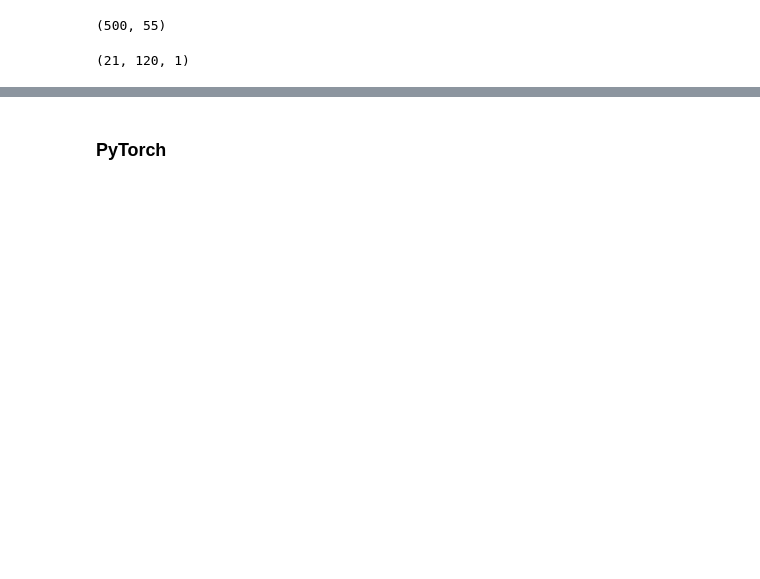
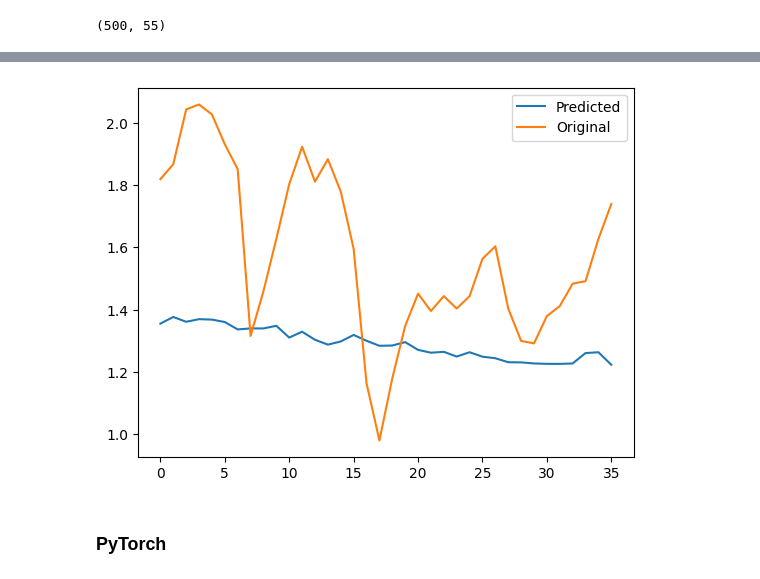
Before and after one commit to ezelanza/Transformers-for-latency-prediction, a Jupyter notebook: main.ipynb, the cells around one changed output, grey strips where cells are left out. Drawn from its saved outputs; the diff is of its cells as text; code cells hidden in the pictures; blank space fills up the shorter version.

```diff
--- a/main.ipynb
+++ b/main.ipynb
@@ -325,11 +311,15 @@ train_df
+# %%
+train_df_norm, test_df_norm =normalize(train_df, test_df)
+# %%
+num_samples = train_df_norm.shape[0] - input_seq_len - output_seq_len + 1
 # %%
 # Create the input/output pairs for training
-train_input_seq = np.zeros((num_samples, input_seq_len, train_df.shape[1]))
+train_input_seq = np.zeros((num_samples, input_seq_len, train_df_norm.shape[1]))
 train_output_seq = np.zeros((num_samples, output_seq_len, 1))
 
 for i in range(num_samples):
-    train_input_seq[i] = train_df[i:i+input_seq_len]
-    train = train_df.iloc[i+input_seq_len:i+input_seq_len+output_seq_len,-1].values
+    train_input_seq[i] = train_df_norm[i:i+input_seq_len]
+    train = train_df_norm.iloc[i+input_seq_len:i+input_seq_len+output_seq_len,-1].values
     train_output_seq[i] = train.reshape(-1,1)
 # %%
 
@@ -379,6 +401,16 @@ test_df = pd.read_csv('Dataset/Test/Test_norm_full.csv', index_col=0)
 test_df.shape
 # %% [output]
 (500, 55)
+# %%
+# Create the input/output pairs for training
+num_samples = test_df_norm.shape[0] - input_seq_len - output_seq_len + 1
+test_input_seq = np.zeros((num_samples, input_seq_len, test_df_norm.shape[1]))
+test_output_seq = np.zeros((num_samples, output_seq_len, 1))
+
+for i in range(num_samples):
+    test_input_seq[i] = test_df_norm[i:i+input_seq_len]
+    test = test_df_norm.iloc[i+input_seq_len:i+input_seq_len+output_seq_len,-1].values
+    test_output_seq[i] = test.reshape(-1,1)
 # %%
 # Create the input/output pairs for training
 num_samples = test_df.shape[0] - input_seq_len - output_seq_len + 1
@@ -389,10 +421,6 @@ for i in range(num_samples):
     test_input_seq[i] = test_df[i:i+input_seq_len]
     test = test_df.iloc[i+input_seq_len:i+input_seq_len+output_seq_len,-1].values
     test_output_seq[i] = test.reshape(-1,1)
-# %%
-test_output_seq.shape
-# %% [output]
-(21, 120, 1)
 # %%
 ## Predict
 test=test_input_seq[1].reshape((1,test_input_seq[2].shape[0], test_input_seq[3].shape[1]))
@@ -402,7 +430,7 @@ test.shape
 #new_input_data = np.random.rand(1, input_seq_len, input_dim)
 predicted_output = model_1.predict(test)
 
-predicted_output= predicted_output.reshape(120,1)
+predicted_output= predicted_output.reshape(36,1)
 original_output = test_output_seq[1]
 # plot original vs predicted values
 plt.plot(predicted_output, label='Predicted')
@@ -417,3 +442,4 @@ ValueError: in user code:
+[figure, added]
 # %% [markdown]
 ### PyTorch
 # %%
```
Also changed, not shown: parts of 7 cells of this notebook, 3 other files.
